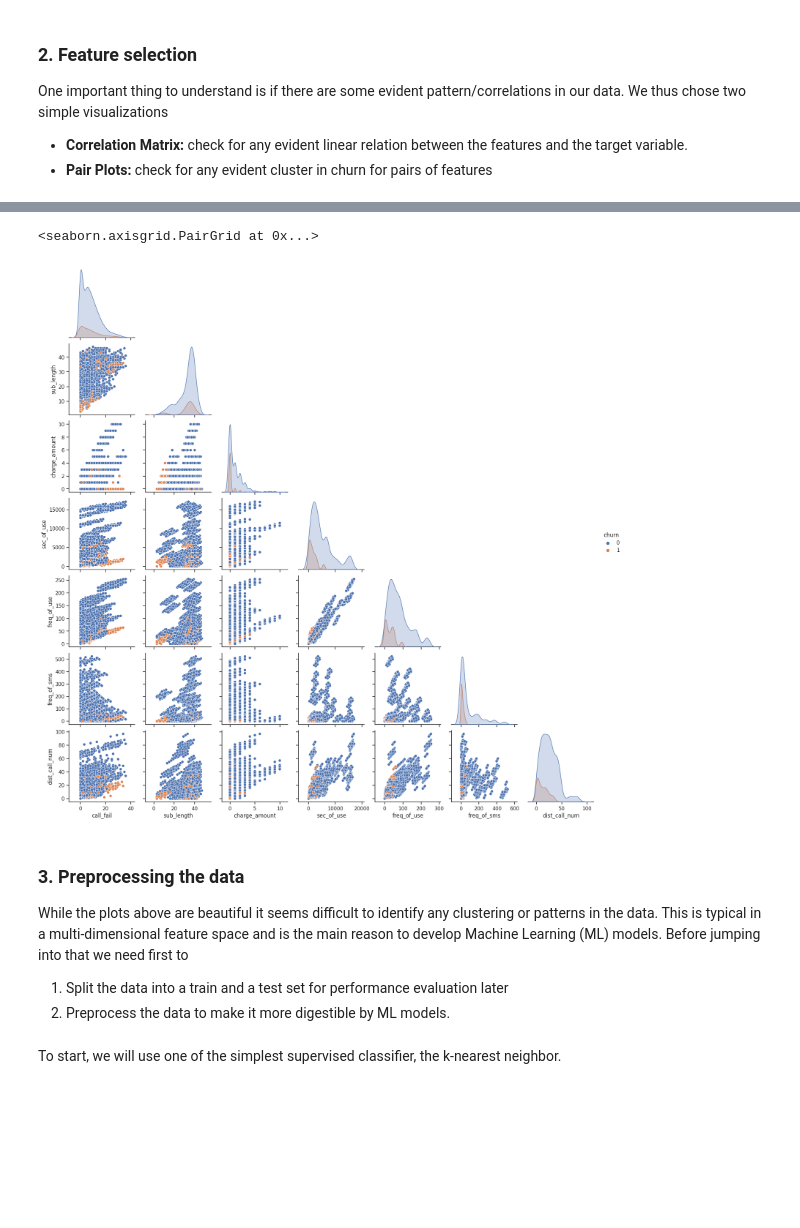
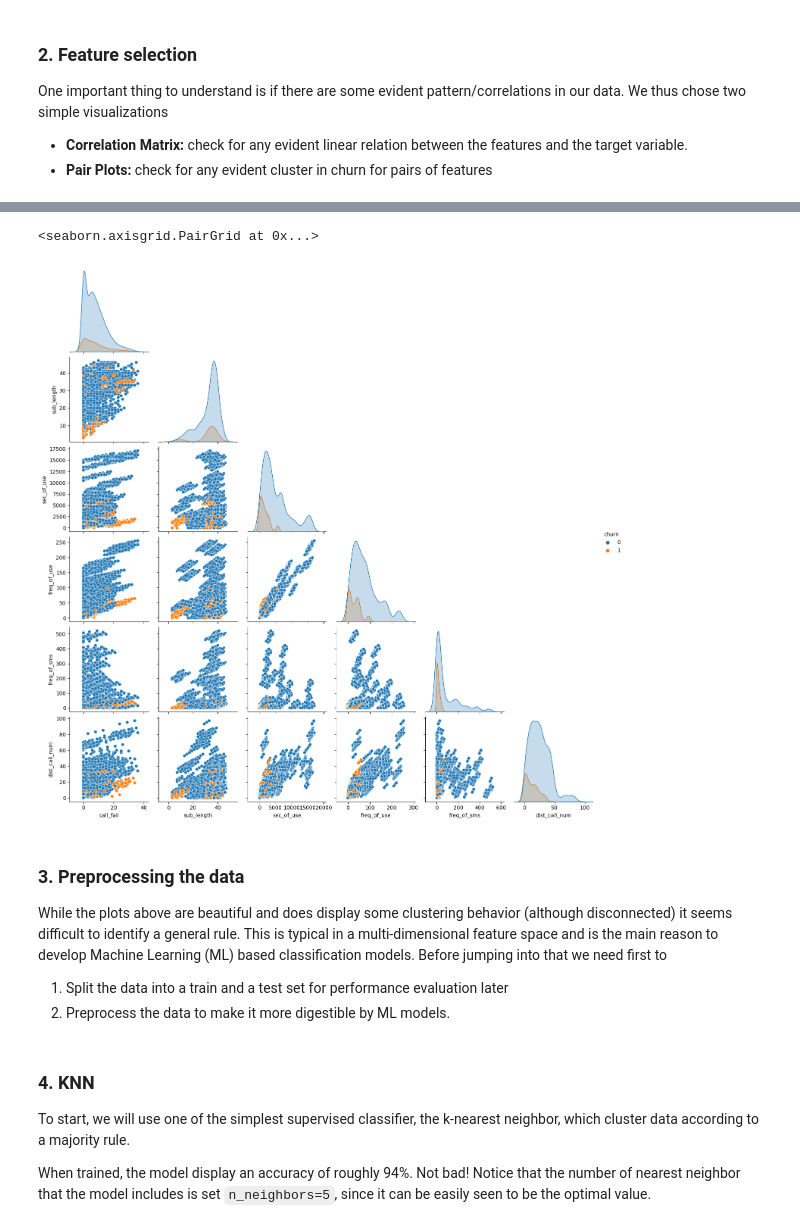
Before and after one commit to sgrava/Predict-credit-card-fraud-with-scikit, a Jupyter notebook: Churn_classifiers/Churn_analysis.ipynb, the cells around one changed output, grey strips where cells are left out. Cells and saved outputs as stored; diff of their text form; code cells hidden in the pictures; blank space fills up the shorter version.

```diff
--- a/Churn_classifiers/Churn_analysis.ipynb
+++ b/Churn_classifiers/Churn_analysis.ipynb
@@ -119,17 +119,17 @@ plt.show()
 # %%
 #select relevant columns for pairplot
-cont_feature_col=['call_fail','sub_length','charge_amount','sec_of_use','freq_of_use','freq_of_sms','dist_call_num']
+cont_feature_col=['call_fail','sub_length','sec_of_use','freq_of_use','freq_of_sms','dist_call_num']
 
 #pairplot
 sns.pairplot(df[ cont_feature_col+['churn'] ], hue='churn', corner=True)
 #sns.set(style="ticks")
 # %% [output]
 <seaborn.axisgrid.PairGrid at 0x...>
-[figure, old version]
+[figure, new version]
 # %% [markdown]
 ### 3. Preprocessing the data
 
-While the plots above are beautiful it seems difficult to identify any clustering or patterns in the data. This is typical in a multi-dimensional feature space and is the main reason to develop Machine Learning (ML) models. Before jumping into that we need first to
+While the plots above are beautiful and does display some clustering behavior (although disconnected) it seems difficult to identify a general rule. This is typical in a multi-dimensional feature space and is the main reason to develop Machine Learning (ML) based classification models. Before jumping into that we need first to
 
 1. Split the data into a train and a test set for performance evaluation later
 2. Preprocess the data to make it more digestible by ML models.
@@ -150,8 +150,11 @@ X_train,X_test,y_train,y_test=train_test_split(X,y, test_size=0.2, stratify=y,ra
 from sklearn.preprocessing import StandardScaler
 X_train_scaled=StandardScaler().fit_transform(X_train)
 X_test_scaled=StandardScaler().fit_transform(X_test)
-# %% [markdown]
-To start, we will use one of the simplest supervised classifier, the k-nearest neighbor.
+# %% [markdown]
+### 4. KNN
+To start, we will use one of the simplest supervised classifier, the k-nearest neighbor, which cluster data according to a majority rule.
+
+When trained, the model display an accuracy of roughly 94%. Not bad! Notice that the number of nearest neighbor that the model includes is set `n_neighbors=5`, since it can be easily seen to be the optimal value.
 # %%
 #import the classifier
 from sklearn.neighbors import KNeighborsClassifier
```
Also changed, not shown: parts of 3 cells of this notebook, 1 other file.
